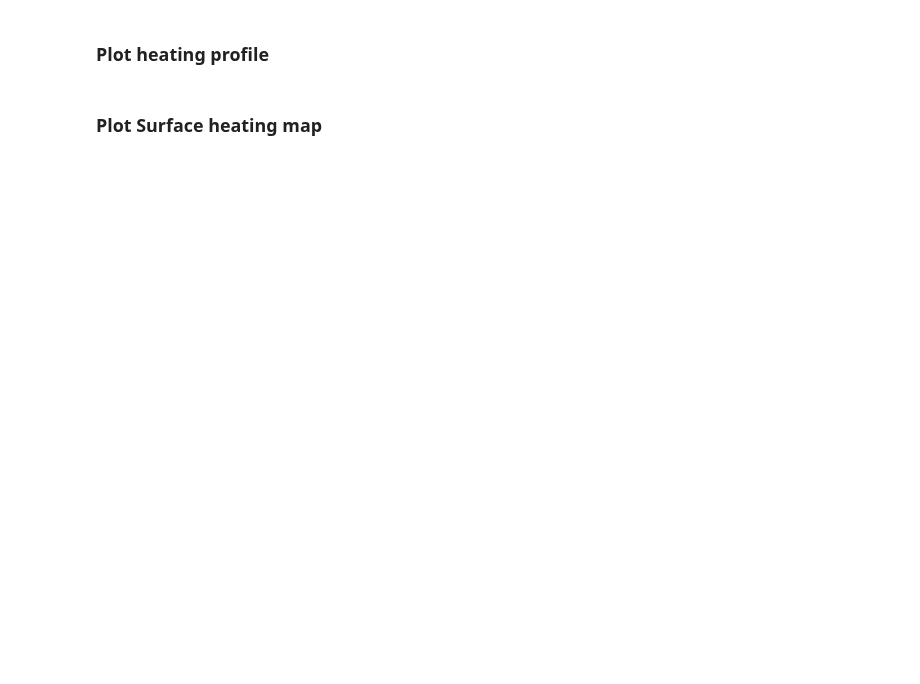
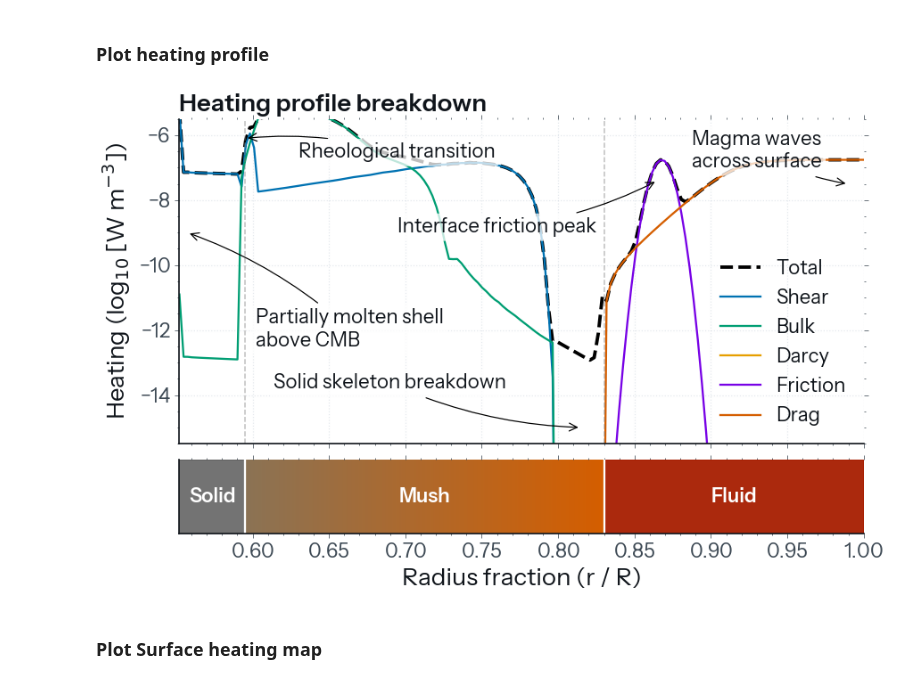
Before and after one commit to FormingWorlds/Obliqua, a Jupyter notebook: examples/visualize_output.ipynb, the cells around one changed output. Saved outputs shown, nothing was run; the diff lists cells and outputs as text; code cells hidden in the pictures; blank space fills up the shorter version.

```diff
--- a/examples/visualize_output.ipynb
+++ b/examples/visualize_output.ipynb
@@ -555,12 +643,18 @@ def plot_heating_combined(
 # %%
+
+# This figure uses a light background (the annotation boxes below assume a
+# white surface), unlike the dark theme set globally above.
+proteus_mpl.use("white")
+
 # load data arrays
 raw_components = {
+    "total": ds.variables["P_T_s_prf"][:],
     "shear": ds.variables["P_T_s_glb_μ"][:],
-    "compaction": ds.variables["P_T_s_glb_κ"][:],
-    "darcy": ds.variables["P_T_s_glb_l"][:]
+    "bulk": ds.variables["P_T_s_glb_κ"][:],
+    "darcy": ds.variables["P_T_s_glb_l"][:],
+    "friction": ds.variables["P_T_s_glb_f"][:],
+    "drag": ds.variables["P_T_s_glb_d"][:]
 }
-raw_components["total"] = raw_components["shear"] + raw_components["compaction"] + raw_components["darcy"]
-
 # grid setup
 lat = ds.variables["lat"][:]
 lon = ds.variables["lon"][:]
@@ -583,35 +677,38 @@ if needs_integration:
 # process integration for all profiles
 integrated_profiles = {}
 
 for name, data_array in raw_components.items():
     # Perform solid-angle integration over lon (axis 1) and lat (axis 2) only if needed
     if needs_integration:
         P_T_prf = np.sum(data_array * weights_lat, axis=(1, 2)) * dlat * dlon
     else:
         # Assume it has already been integrated over solid angle
         P_T_prf = data_array
 
     # Dynamically find which axis corresponds to Nz (radius)
     try:
         nz_axis = list(P_T_prf.shape).index(Nz)
     except ValueError:
         raise ValueError(f"Could not find radius dimension ({Nz}) in array shape {P_T_prf.shape}")
 
     # Sum over every axis EXCEPT the radius axis to collapse it to 1D
     axes_to_sum = [ax for ax in range(P_T_prf.ndim) if ax != nz_axis]
     H_z = np.sum(P_T_prf, axis=tuple(axes_to_sum))
 
     # store the clean 1D line array (shape: (Nz,))
     integrated_profiles[name] = H_z
 
 # generate the combined figure
 fig = plot_heating_combined(
     profiles_dict=integrated_profiles,
     radius=r_frac,
     mask_floor=1e-25,
-    outpath=os.path.join(out_dir, "tidal_heating_combined_breakdown.png"),
-    title_str="Heating profile breakdown (frequency-integrated, solid-angle averaged)"
+    outpath=os.path.join(out_dir, "tidal_heating_combined_breakdown.pdf"),
+    title_str="Heating profile breakdown",
+    phase_boundaries=(0.595, 0.83)      # <== user-defined: adjust these to match your model's rheological transition points
 )
+# %% [output]
+[figure, added]
 # %% [markdown]
 ### Plot Surface heating map
 # %%
```
Also changed, not shown: parts of 15 cells of this notebook, 5 other files.
